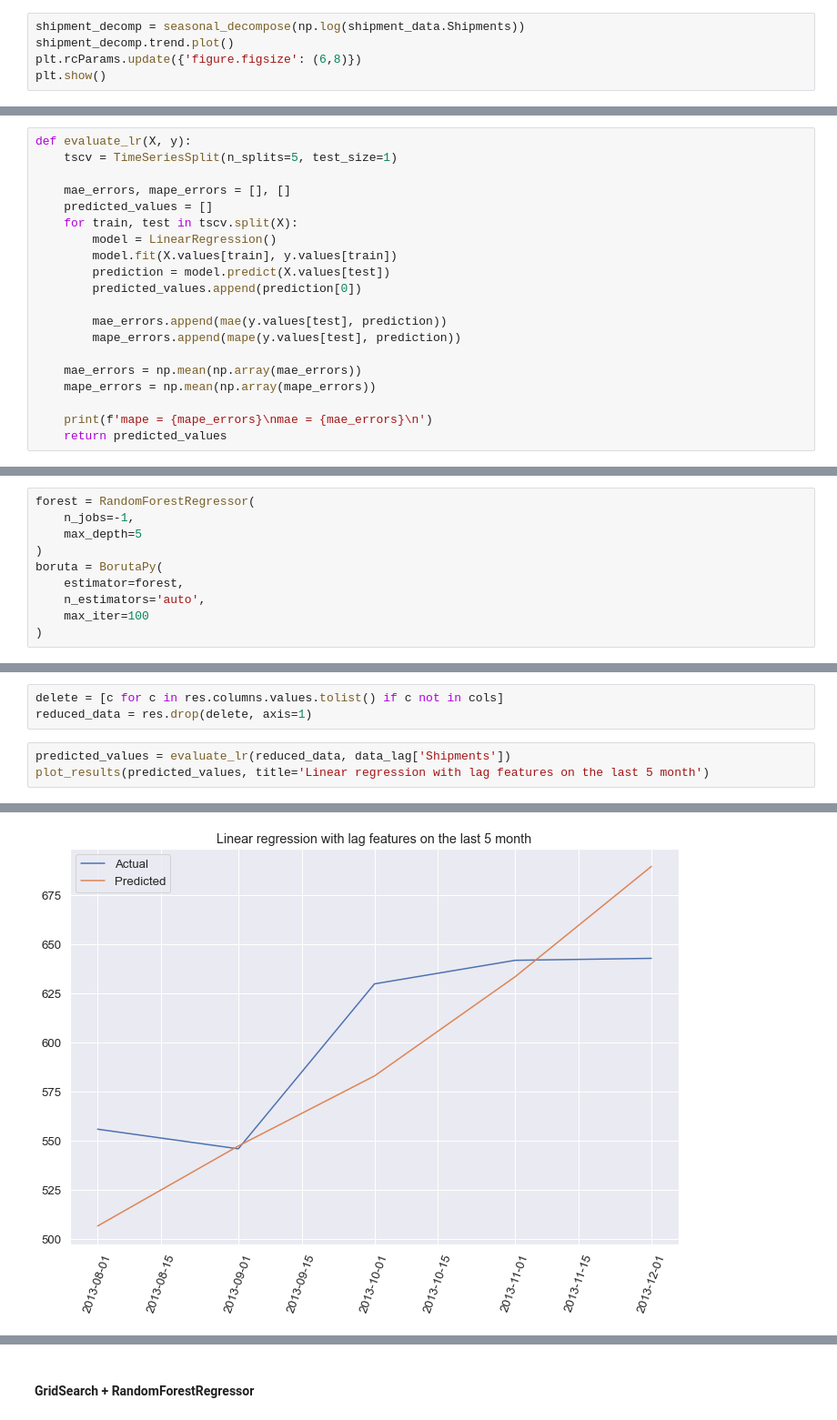
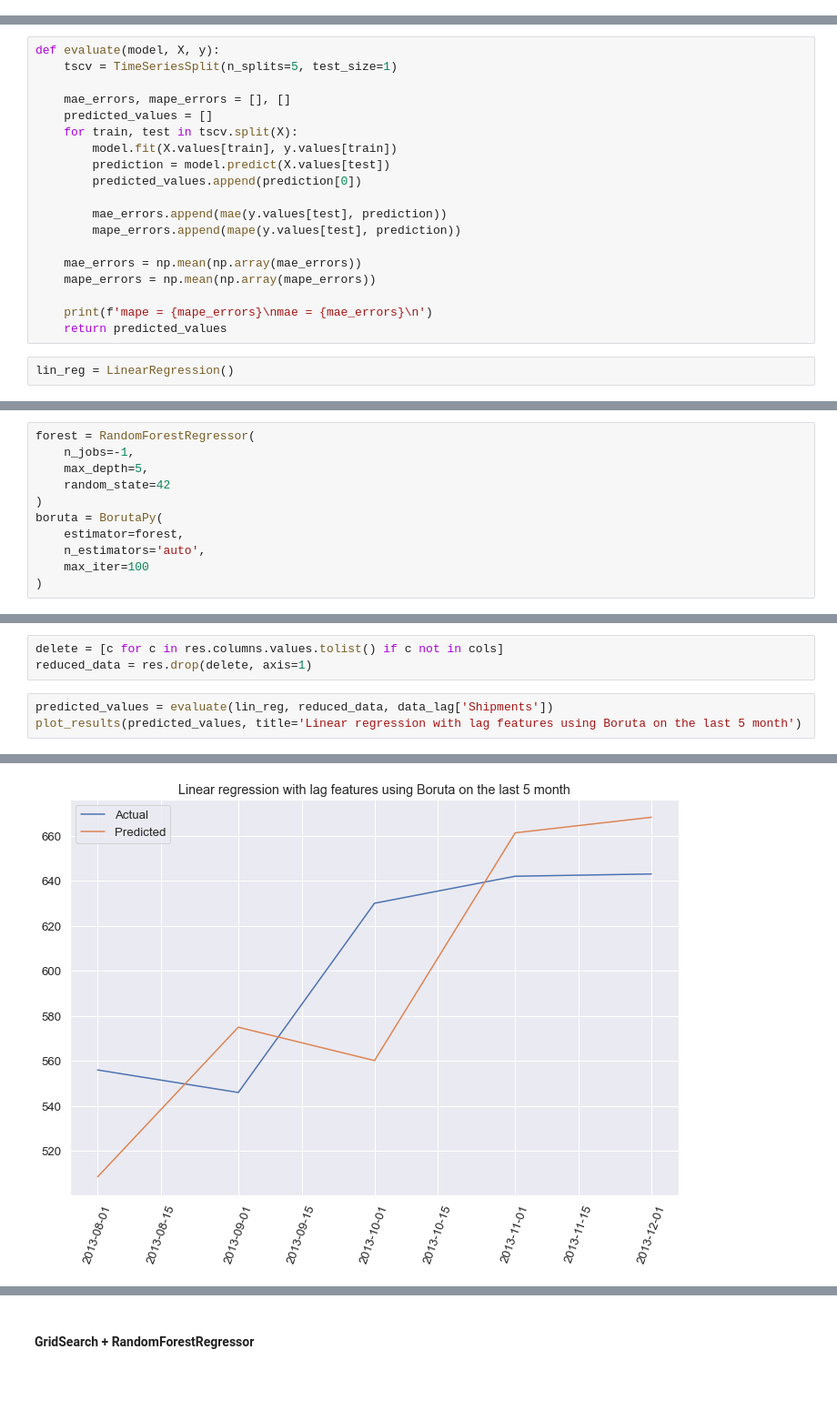
Before and after one commit to Dosann/Time-series-forecast, a Jupyter notebook: shipment_forecast.ipynb, the cells around one changed output, grey strips where cells are left out. Shown at 91% size. Drawn from its saved outputs; the diff is of its cells as text; blank space fills up the shorter version.

Commit message:
Changes in linear regressio, experiment with xgboost

```diff
--- a/shipment_forecast.ipynb
+++ b/shipment_forecast.ipynb
@@ -162,11 +165,6 @@ plt.show()
 [figure]
 # %% [markdown]
 There's also upward trend and spikes are in May and December. I may assume that Shipments increases these month to replenish stock after big Sales in April and November.
-# %%
-shipment_decomp = seasonal_decompose(np.log(shipment_data.Shipments))
-shipment_decomp.trend.plot()
-plt.rcParams.update({'figure.figsize': (6,8)})
-plt.show()
 # %% [markdown]
 ## Moving average
 # %%
@@ -485,13 +483,12 @@ data_lag.dropna(inplace=True)
 
 X, y = data_lag[['Lag_sales', 'BlackFriday', 'Lag_shipments']], data_lag[['Shipments']]
 # %%
-def evaluate_lr(X, y):
+def evaluate(model, X, y):
     tscv = TimeSeriesSplit(n_splits=5, test_size=1)
 
     mae_errors, mape_errors = [], []
     predicted_values = []
     for train, test in tscv.split(X):
-        model = LinearRegression()
         model.fit(X.values[train], y.values[train])
         prediction = model.predict(X.values[test])
         predicted_values.append(prediction[0])
@@ -504,4 +501,6 @@ def evaluate_lr(X, y):
 
     print(f'mape = {mape_errors}\nmae = {mae_errors}\n')
     return predicted_values
+# %%
+lin_reg = LinearRegression()
 # %%
@@ -729,7 +728,8 @@ So as the best parameters of GridSearch are the same that we used previously wit
 # %%
 forest = RandomForestRegressor(
     n_jobs=-1,
-    max_depth=5
+    max_depth=5,
+    random_state=42
 )
 boruta = BorutaPy(
     estimator=forest,
@@ -758,6 +762,6 @@ cols
 delete = [c for c in res.columns.values.tolist() if c not in cols]
 reduced_data = res.drop(delete, axis=1)
 # %%
-predicted_values = evaluate_lr(reduced_data, data_lag['Shipments'])
-plot_results(predicted_values, title='Linear regression with lag features on the last 5 month')
+predicted_values = evaluate(lin_reg, reduced_data, data_lag['Shipments'])
+plot_results(predicted_values, title='Linear regression with lag features using Boruta on the last 5 month')
 # %% [output]
@@ -766,2 +770,2 @@ mae = 30.560684631813796
-[figure, old version]
+[figure, new version]
 # %% [markdown]
```
Also changed, not shown: parts of 23 cells of this notebook.
